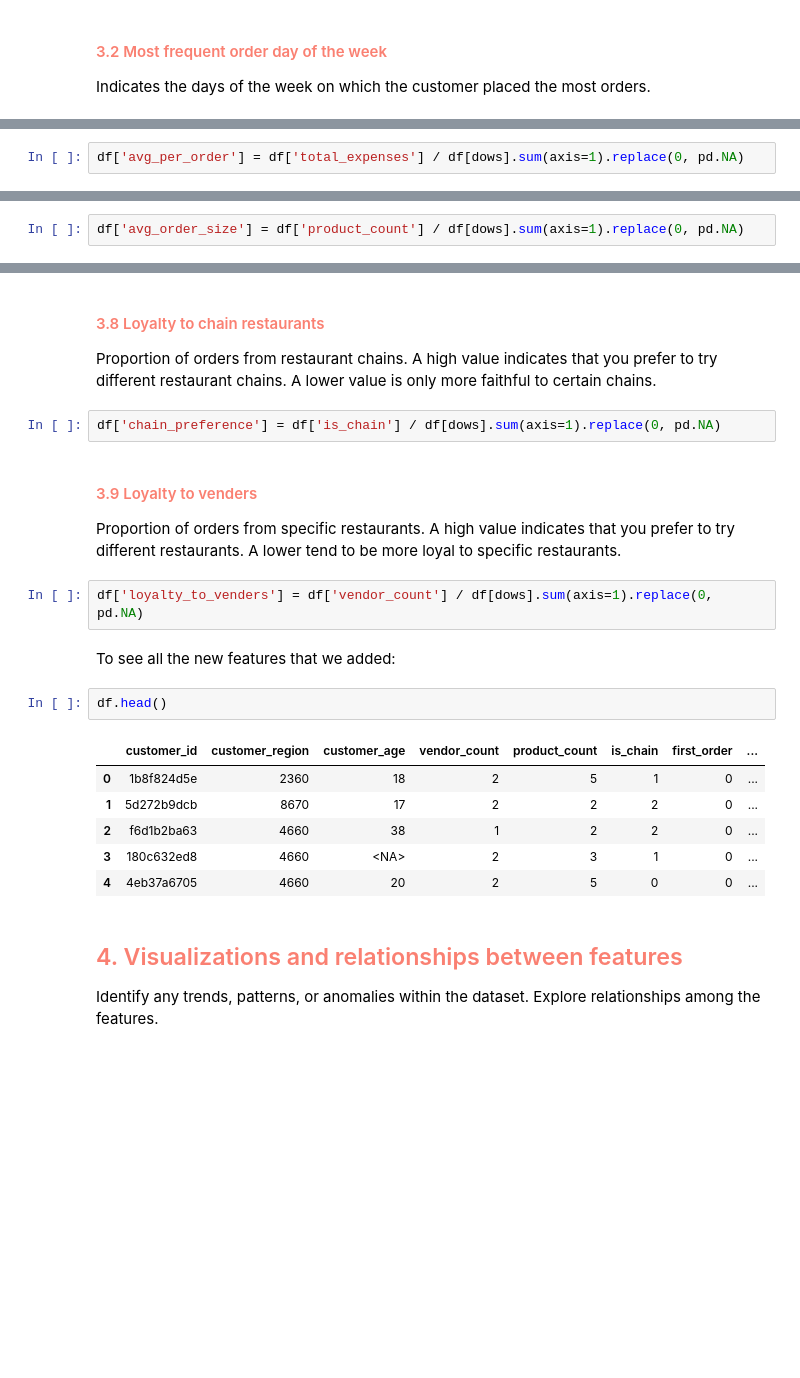
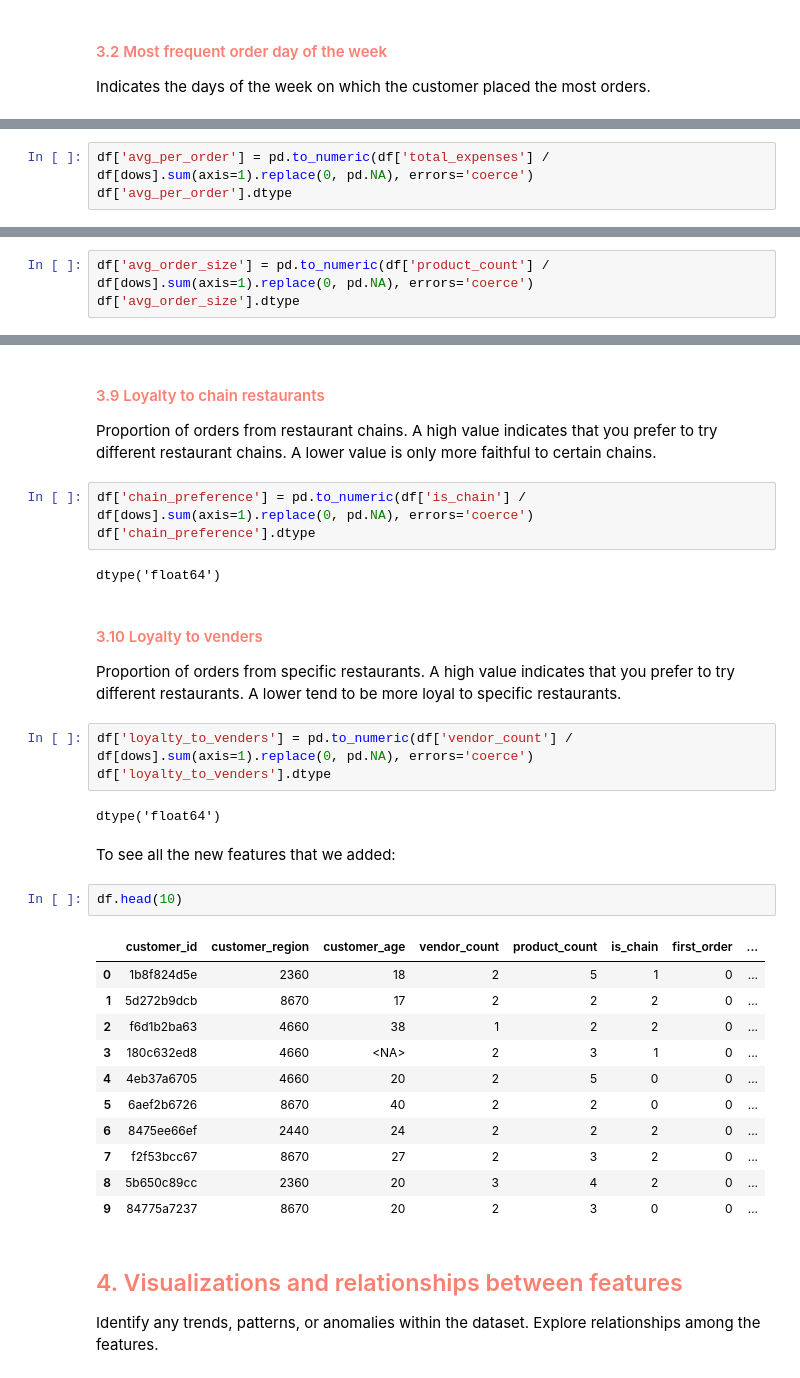
Before and after one commit to Gomsofi06/Data_Mining_NOVAIMS, a Jupyter notebook: src/DM2425_Part_I_Group_19 (1).ipynb, the cells around one changed output, grey strips where cells are left out. Drawn from its saved outputs; the diff is of its cells as text; blank space fills up the shorter version.

```diff
--- a/src/DM2425_Part_I_Group_19 (1).ipynb
+++ b/src/DM2425_Part_I_Group_19 (1).ipynb
@@ -493,3 +511,4 @@ df['avg_per_product'] =df['total_expenses'] / df['product_count'].replace(0, pd.
 Show the average monetary per order.
 # %%
-df['avg_per_order'] = df['total_expenses'] / df[dows].sum(axis=1).replace(0, pd.NA)
+df['avg_per_order'] = pd.to_numeric(df['total_expenses'] / df[dows].sum(axis=1).replace(0, pd.NA), errors='coerce')
+df['avg_per_order'].dtype
@@ -499,2 +520,3 @@ Help identifing users who make larger orders.
 # %%
-df['avg_order_size'] = df['product_count'] / df[dows].sum(axis=1).replace(0, pd.NA)
+df['avg_order_size'] = pd.to_numeric(df['product_count'] / df[dows].sum(axis=1).replace(0, pd.NA), errors='coerce')
+df['avg_order_size'].dtype
@@ -508,24 +535,35 @@ df['culinary_variety'] = round((df[cuisine].gt(0).sum(axis=1) / total_cuisine),
 # %% [markdown]
-#### <span style="color:salmon"> 3.8 Loyalty to chain restaurants </span>
+#### <span style="color:salmon"> 3.9 Loyalty to chain restaurants </span>
 Proportion of orders from restaurant chains. A high value indicates that you prefer to try different restaurant chains. A lower value is only more faithful to certain chains.
 # %%
-df['chain_preference'] = df['is_chain'] / df[dows].sum(axis=1).replace(0, pd.NA)
+df['chain_preference'] = pd.to_numeric(df['is_chain'] / df[dows].sum(axis=1).replace(0, pd.NA), errors='coerce')
+df['chain_preference'].dtype
+# %% [output]
+dtype('float64')
 # %% [markdown]
-#### <span style="color:salmon"> 3.9 Loyalty to venders </span>
+#### <span style="color:salmon"> 3.10 Loyalty to venders </span>
 Proportion of orders from specific restaurants. A high value indicates that you prefer to try different restaurants. A lower tend to be more loyal to specific restaurants.
 # %%
-df['loyalty_to_venders'] = df['vendor_count'] / df[dows].sum(axis=1).replace(0, pd.NA)
+df['loyalty_to_venders'] = pd.to_numeric(df['vendor_count'] / df[dows].sum(axis=1).replace(0, pd.NA), errors='coerce')
+df['loyalty_to_venders'].dtype
+# %% [output]
+dtype('float64')
 # %% [markdown]
 To see all the new features that we added:
 # %%
-df.head()
+df.head(10)
 # %% [output]
 |  | customer_id | customer_region | customer_age | vendor_count | product_count | is_chain | first_order | ... |
 | 0 | 1b8f824d5e | 2360 | 18 | 2 | 5 | 1 | 0 | ... |
 | 1 | 5d272b9dcb | 8670 | 17 | 2 | 2 | 2 | 0 | ... |
 | 2 | f6d1b2ba63 | 4660 | 38 | 1 | 2 | 2 | 0 | ... |
 | 3 | 180c632ed8 | 4660 | <NA> | 2 | 3 | 1 | 0 | ... |
 | 4 | 4eb37a6705 | 4660 | 20 | 2 | 5 | 0 | 0 | ... |
+| 5 | 6aef2b6726 | 8670 | 40 | 2 | 2 | 0 | 0 | ... |
+| 6 | 8475ee66ef | 2440 | 24 | 2 | 2 | 2 | 0 | ... |
+| 7 | f2f53bcc67 | 8670 | 27 | 2 | 3 | 2 | 0 | ... |
+| 8 | 5b650c89cc | 2360 | 20 | 3 | 4 | 2 | 0 | ... |
+| 9 | 84775a7237 | 8670 | 20 | 2 | 3 | 0 | 0 | ... |
 # %% [markdown]
 ## <span style="color:salmon"> 4. Visualizations and relationships between features </span>
 Identify any trends, patterns, or anomalies within the dataset. Explore relationships among the features.
```
Also changed, not shown: parts of 31 cells of this notebook.
